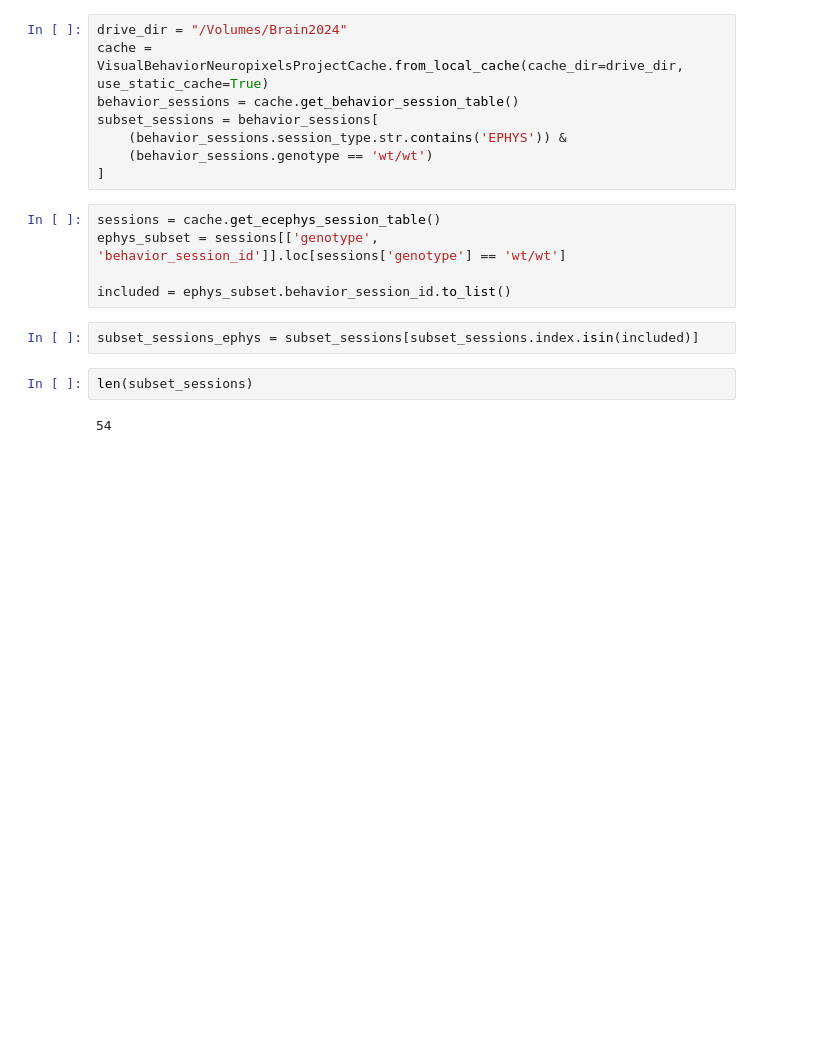
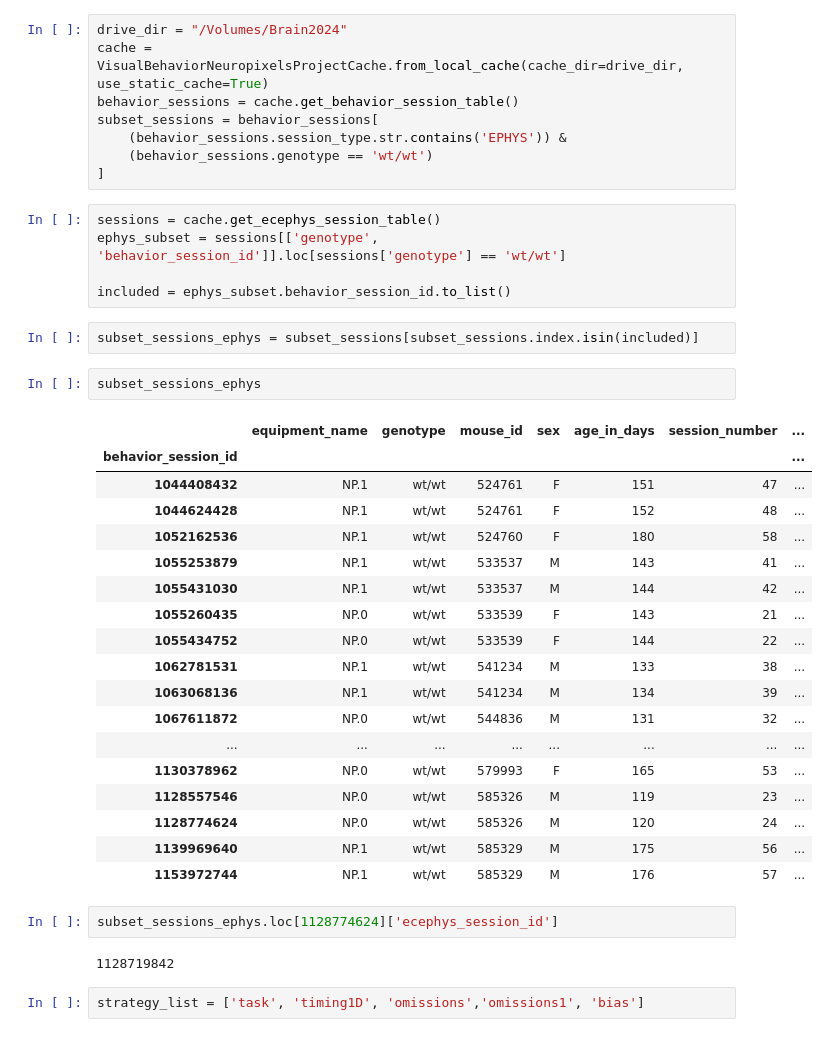
Before and after one commit to cici-xingyu-zheng/swdb_2024_strategy, a Jupyter notebook: test_output_weight_difference.ipynb, the cells around one changed output. Drawn from its saved outputs; the diff is of its cells as text; blank space fills up the shorter version.

```diff
--- a/test_output_weight_difference.ipynb
+++ b/test_output_weight_difference.ipynb
@@ -23,10 +27,33 @@ ephys_subset = sessions[['genotype', 'behavior_session_id']].loc[sessions['genot
 included = ephys_subset.behavior_session_id.to_list()
 # %%
 subset_sessions_ephys = subset_sessions[subset_sessions.index.isin(included)]
-# %%
-len(subset_sessions)
-# %% [output]
-54
+# %%
+subset_sessions_ephys
+# %% [output]
+|  | equipment_name | genotype | mouse_id | sex | age_in_days | session_number | ... |
+| behavior_session_id |  |  |  |  |  |  | ... |
+| 1044408432 | NP.1 | wt/wt | 524761 | F | 151 | 47 | ... |
+| 1044624428 | NP.1 | wt/wt | 524761 | F | 152 | 48 | ... |
+| 1052162536 | NP.1 | wt/wt | 524760 | F | 180 | 58 | ... |
+| 1055253879 | NP.1 | wt/wt | 533537 | M | 143 | 41 | ... |
+| 1055431030 | NP.1 | wt/wt | 533537 | M | 144 | 42 | ... |
+| 1055260435 | NP.0 | wt/wt | 533539 | F | 143 | 21 | ... |
+| 1055434752 | NP.0 | wt/wt | 533539 | F | 144 | 22 | ... |
+| 1062781531 | NP.1 | wt/wt | 541234 | M | 133 | 38 | ... |
+| 1063068136 | NP.1 | wt/wt | 541234 | M | 134 | 39 | ... |
+| 1067611872 | NP.0 | wt/wt | 544836 | M | 131 | 32 | ... |
+| ... | ... | ... | ... | ... | ... | ... | ... |
+| 1130378962 | NP.0 | wt/wt | 579993 | F | 165 | 53 | ... |
+| 1128557546 | NP.0 | wt/wt | 585326 | M | 119 | 23 | ... |
+| 1128774624 | NP.0 | wt/wt | 585326 | M | 120 | 24 | ... |
+| 1139969640 | NP.1 | wt/wt | 585329 | M | 175 | 56 | ... |
+| 1153972744 | NP.1 | wt/wt | 585329 | M | 176 | 57 | ... |
+# %%
+subset_sessions_ephys.loc[1128774624]['ecephys_session_id']
+# %% [output]
+1128719842
+# %%
+strategy_list = ['task', 'timing1D', 'omissions','omissions1', 'bias']
 # %%
 for bsid in subset_sessions.index:
 
```
Also changed, not shown: parts of 2 cells of this notebook, 4 other files.
